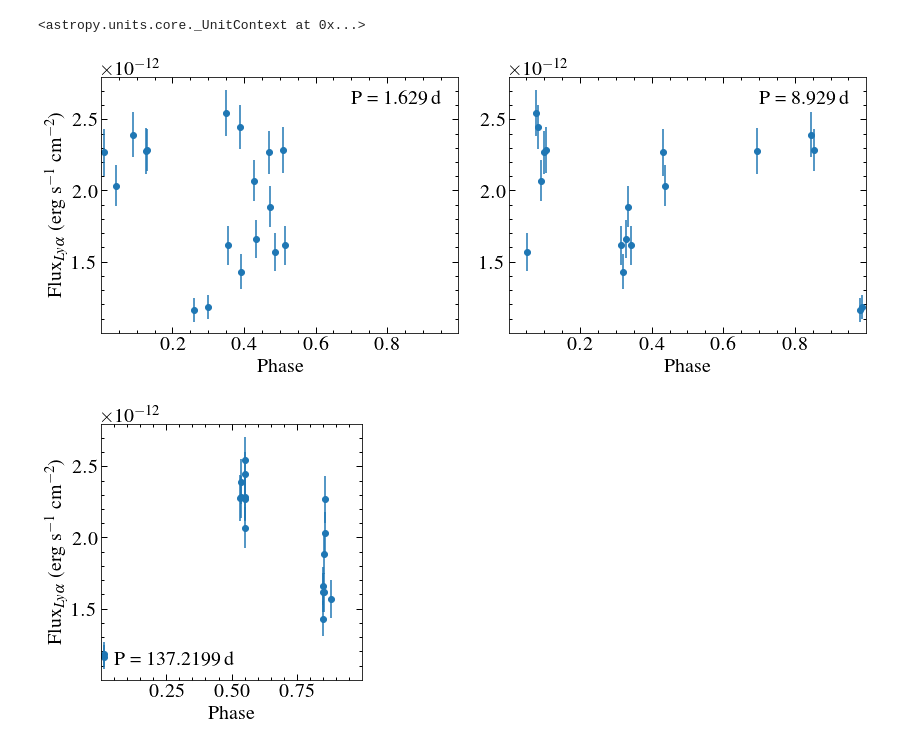
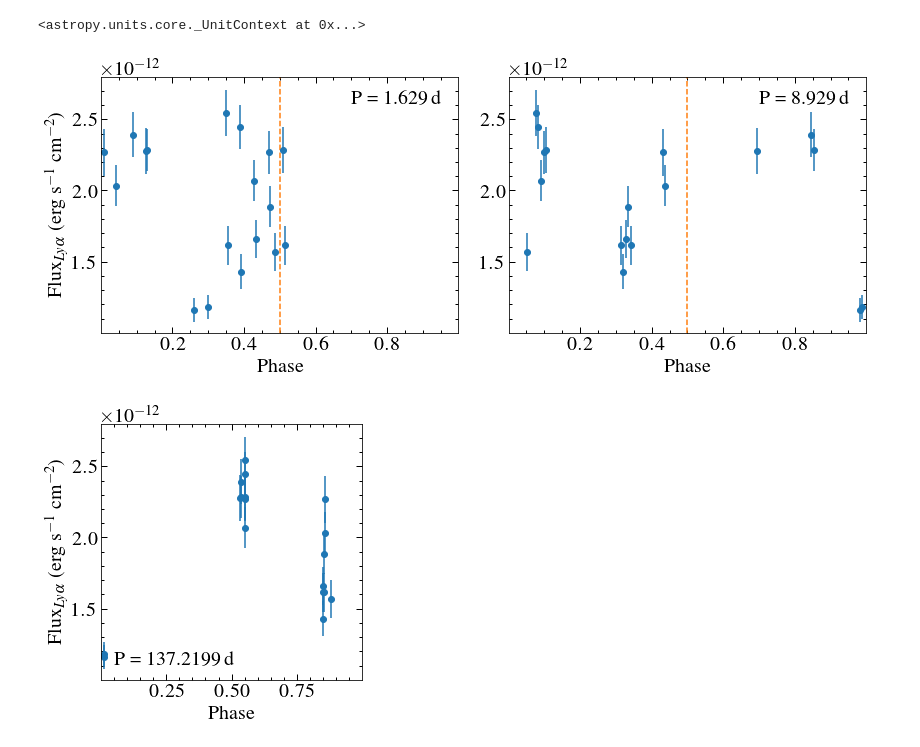
Before and after one commit to davidjwilson/gj1132, a Jupyter notebook: gj1132_lya.ipynb, the cells around one changed output. Saved outputs shown, nothing was run; the diff lists cells and outputs as text; code cells hidden in the pictures.

```diff
--- a/gj1132_lya.ipynb
+++ b/gj1132_lya.ipynb
@@ -621,25 +621,26 @@ cds.enable()
 # %%
 lc = lk.LightCurve(time= times, flux = flux, flux_err = error)
 
 planet_periods = [1.629, 8.929]
 ephs = [7184.55786+2450000-2400000.5 , 7506.02+24500000-2400000.5 ]
 plt.figure(figsize=(12, 5))
 for i, p in enumerate(planet_periods):
     tfold = times/p %1
     plt.subplot(1, 2, i+1)
     lcfold = lc.fold(p, t0= ephs[i])
     plt.errorbar(lcfold.time+0.5, lcfold.flux, yerr=lcfold.flux_err, ls='none', marker='o')
     plt.xlabel('Phase')
     if i == 0:
         plt.ylabel(r'Flux$_{Ly\alpha}$ (erg s$^{-1}$ cm$^{-2}$)')
     plt.annotate('P = {}\,d'.format(p), (0.7, 2.6e-12), xycoords = 'data')
     plt.xlim(0.001, 0.999)
     plt.ylim(1.001e-12, 2.8e-12)
+    plt.axvline(0.5, ls='--', c='C1')
 
 plt.tight_layout()
 plt.savefig('planets.pdf')
 # %% [output]
-[figure, old version]
+[figure, new version]
 # %%
 #planets
 test_period = 137.2199
```
Also changed, not shown: parts of 4 cells of this notebook, 14 other files.
